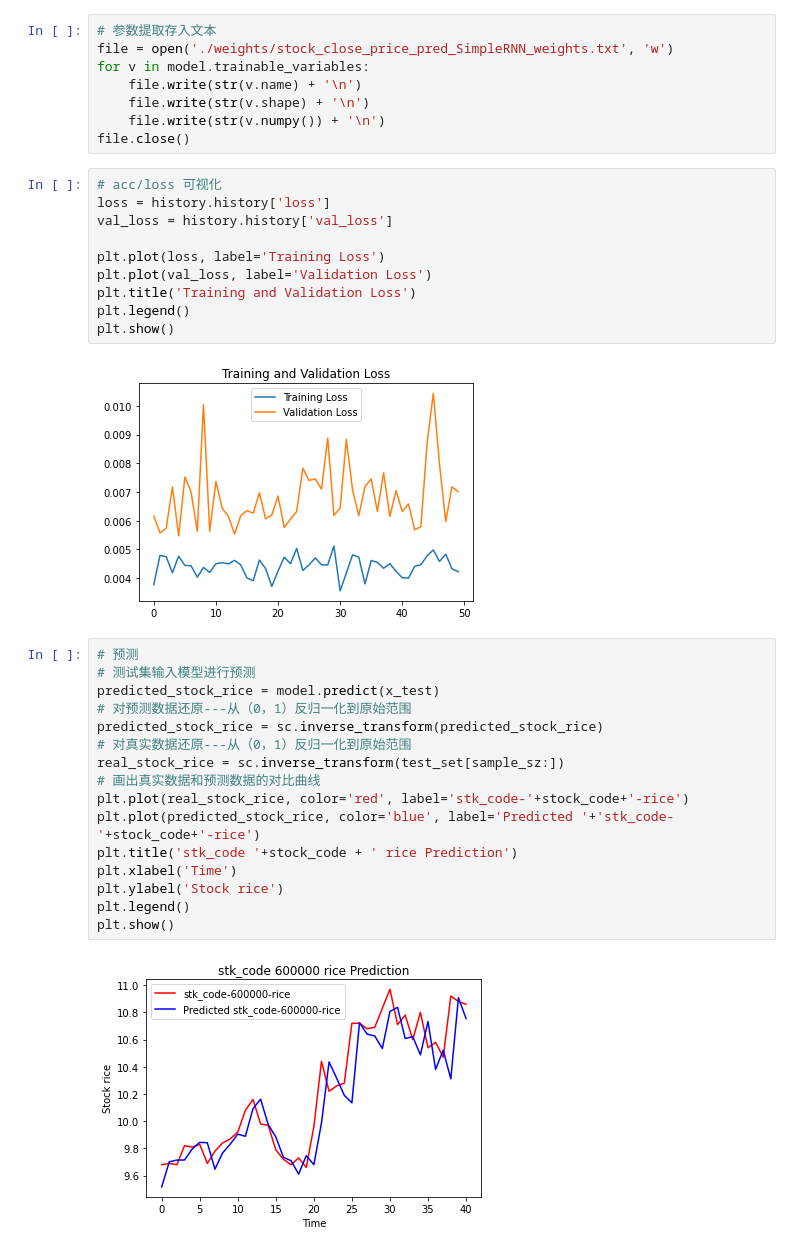
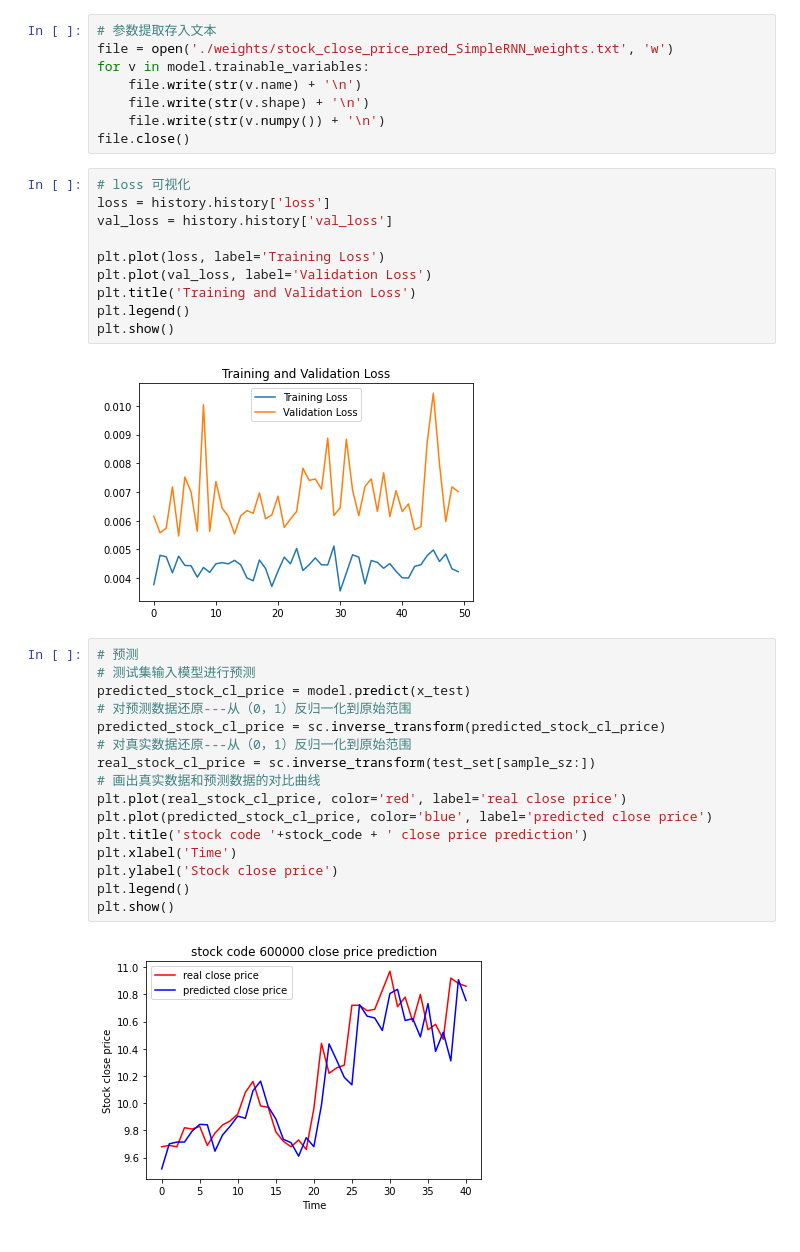
Before and after one commit to kitamado/stock-prediction-tf, a Jupyter notebook: stock_close_price_pred_SimpleRNN.ipynb, the cells around one changed output. Cells and saved outputs as stored; diff of their text form.

```diff
--- a/stock_close_price_pred_SimpleRNN.ipynb
+++ b/stock_close_price_pred_SimpleRNN.ipynb
@@ -139,7 +139,7 @@ for v in model.trainable_variables:
     file.write(str(v.numpy()) + '\n')
 file.close()
 # %%
-# acc/loss 可视化
+# loss 可视化
 loss = history.history['loss']
 val_loss = history.history['val_loss']
 
@@ -153,18 +153,18 @@ plt.show()
 # %%
 # 预测
 # 测试集输入模型进行预测
-predicted_stock_rice = model.predict(x_test)
+predicted_stock_cl_price = model.predict(x_test)
 # 对预测数据还原---从（0，1）反归一化到原始范围
-predicted_stock_rice = sc.inverse_transform(predicted_stock_rice)
+predicted_stock_cl_price = sc.inverse_transform(predicted_stock_cl_price)
 # 对真实数据还原---从（0，1）反归一化到原始范围
-real_stock_rice = sc.inverse_transform(test_set[sample_sz:])
+real_stock_cl_price = sc.inverse_transform(test_set[sample_sz:])
 # 画出真实数据和预测数据的对比曲线
-plt.plot(real_stock_rice, color='red', label='stk_code-'+stock_code+'-rice')
-plt.plot(predicted_stock_rice, color='blue', label='Predicted '+'stk_code-'+stock_code+'-rice')
-plt.title('stk_code '+stock_code + ' rice Prediction')
+plt.plot(real_stock_cl_price, color='red', label='real close price')
+plt.plot(predicted_stock_cl_price, color='blue', label='predicted close price')
+plt.title('stock code '+stock_code + ' close price prediction')
 plt.xlabel('Time')
-plt.ylabel('Stock rice')
+plt.ylabel('Stock close price')
 plt.legend()
 plt.show()
 # %% [output]
-[figure, old version]
+[figure, new version]
```
Also changed, not shown: 3 other files.
